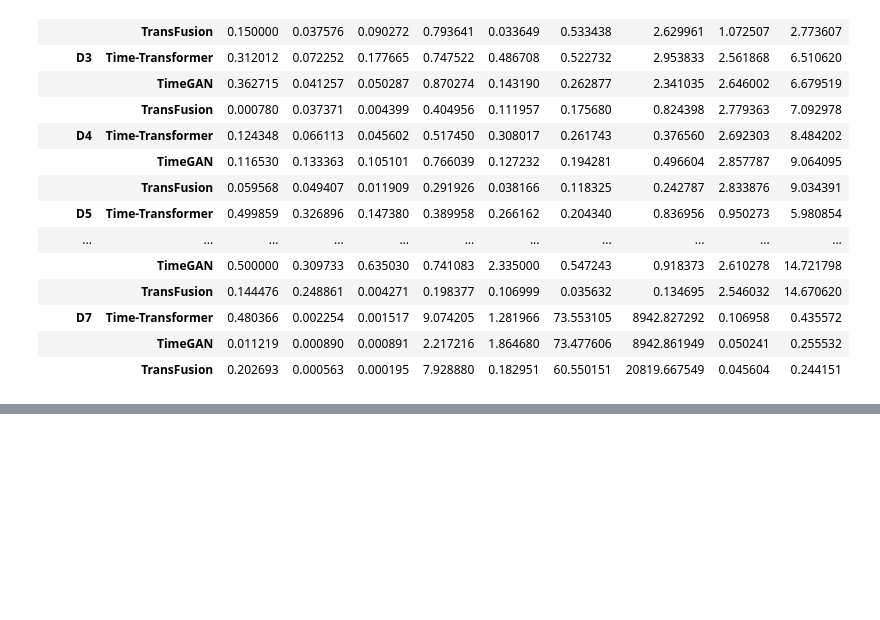
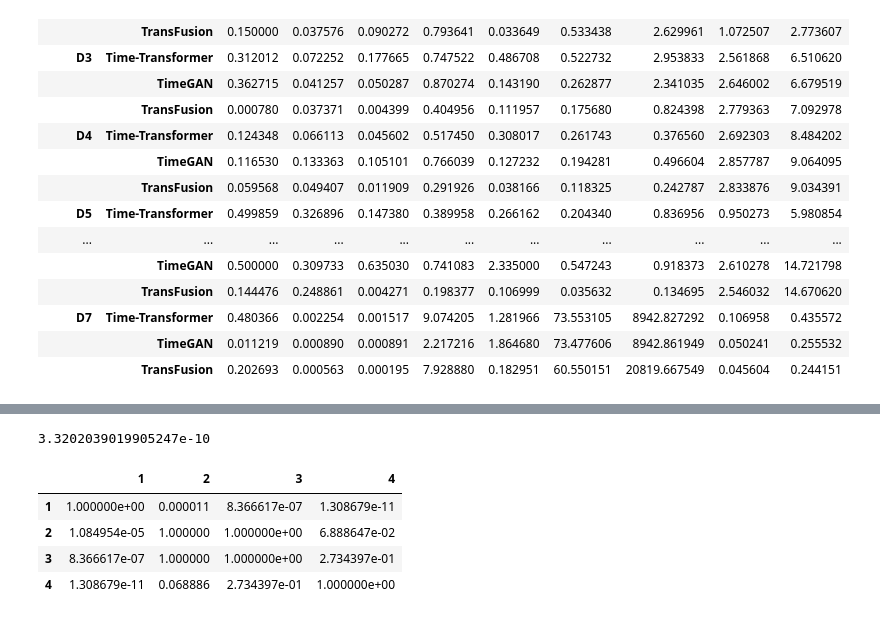
Before and after one commit to istvan-derda/Istvans-TSGBench, a Jupyter notebook: visualizations/visualize_numeric_results.ipynb, the cells around one changed output, grey strips where cells are left out. Drawn from its saved outputs; the diff is of its cells as text; code cells hidden in the pictures; blank space fills up the shorter version.

Commit message:
TSGBench: friedman and conover test

```diff
--- a/visualizations/visualize_numeric_results.ipynb
+++ b/visualizations/visualize_numeric_results.ipynb
@@ -218,0 +325,20 @@ px.line_polar(spider_by_dataset, r="value", theta="Dataset", color="Method", lin
+# %%
+from scipy.stats import friedmanchisquare
+
+df = df.unstack(level=1)
+
+stat, p = friedmanchisquare(*[df[col] for col in df.columns])
+p
+# %% [output]
+3.3202039019905247e-10
+# %%
+import scikit_posthocs as sp
+
+posthoc = sp.posthoc_conover(df.to_numpy(), p_adjust='bonferroni')
+posthoc
+# %% [output]
+|  | 1 | 2 | 3 | 4 |
+| 1 | 1.000000e+00 | 0.000011 | 8.366617e-07 | 1.308679e-11 |
+| 2 | 1.084954e-05 | 1.000000 | 1.000000e+00 | 6.888647e-02 |
+| 3 | 8.366617e-07 | 1.000000 | 1.000000e+00 | 2.734397e-01 |
+| 4 | 1.308679e-11 | 0.068886 | 2.734397e-01 | 1.000000e+00 |
```
Also changed, not shown: parts of 8 cells of this notebook.
